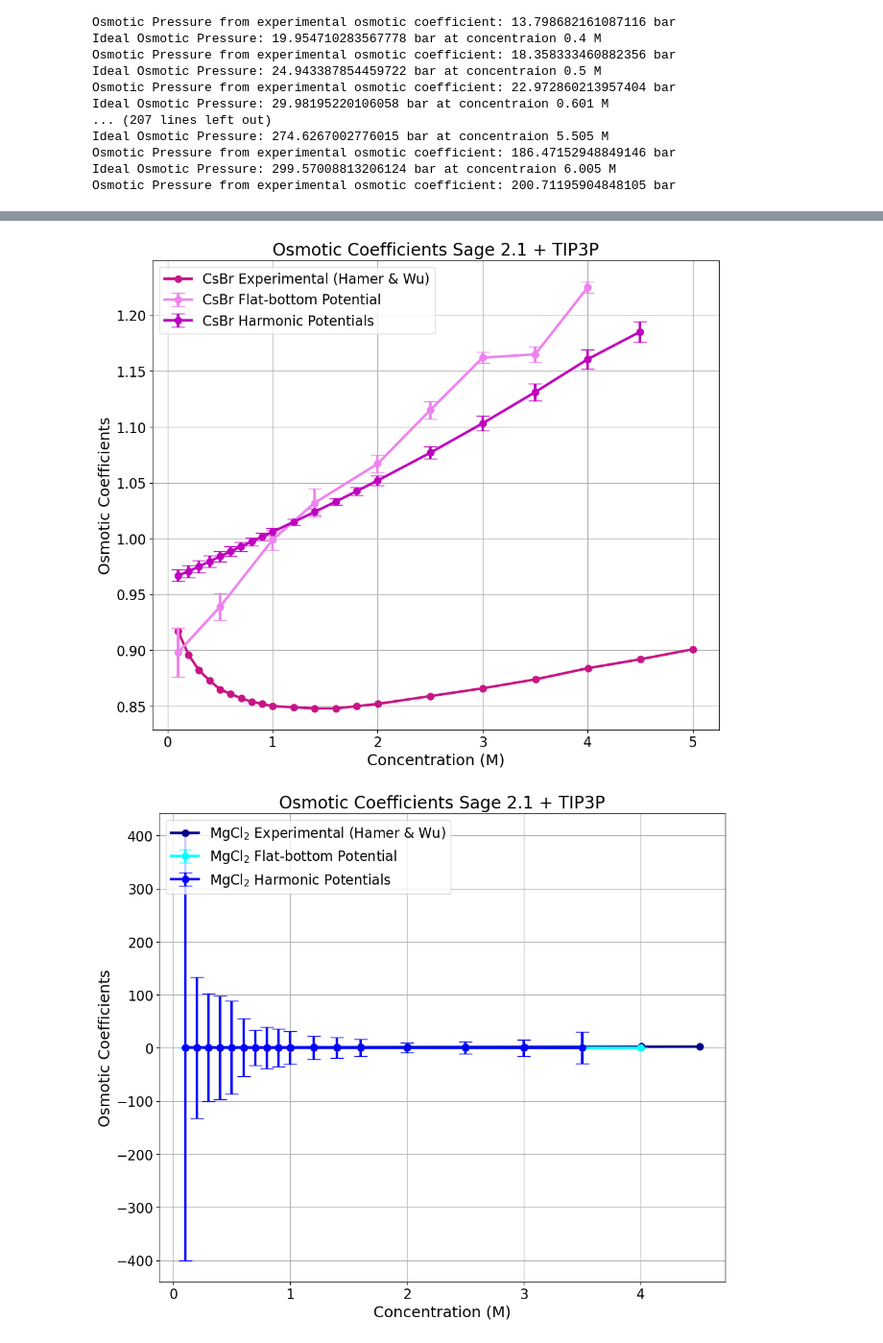
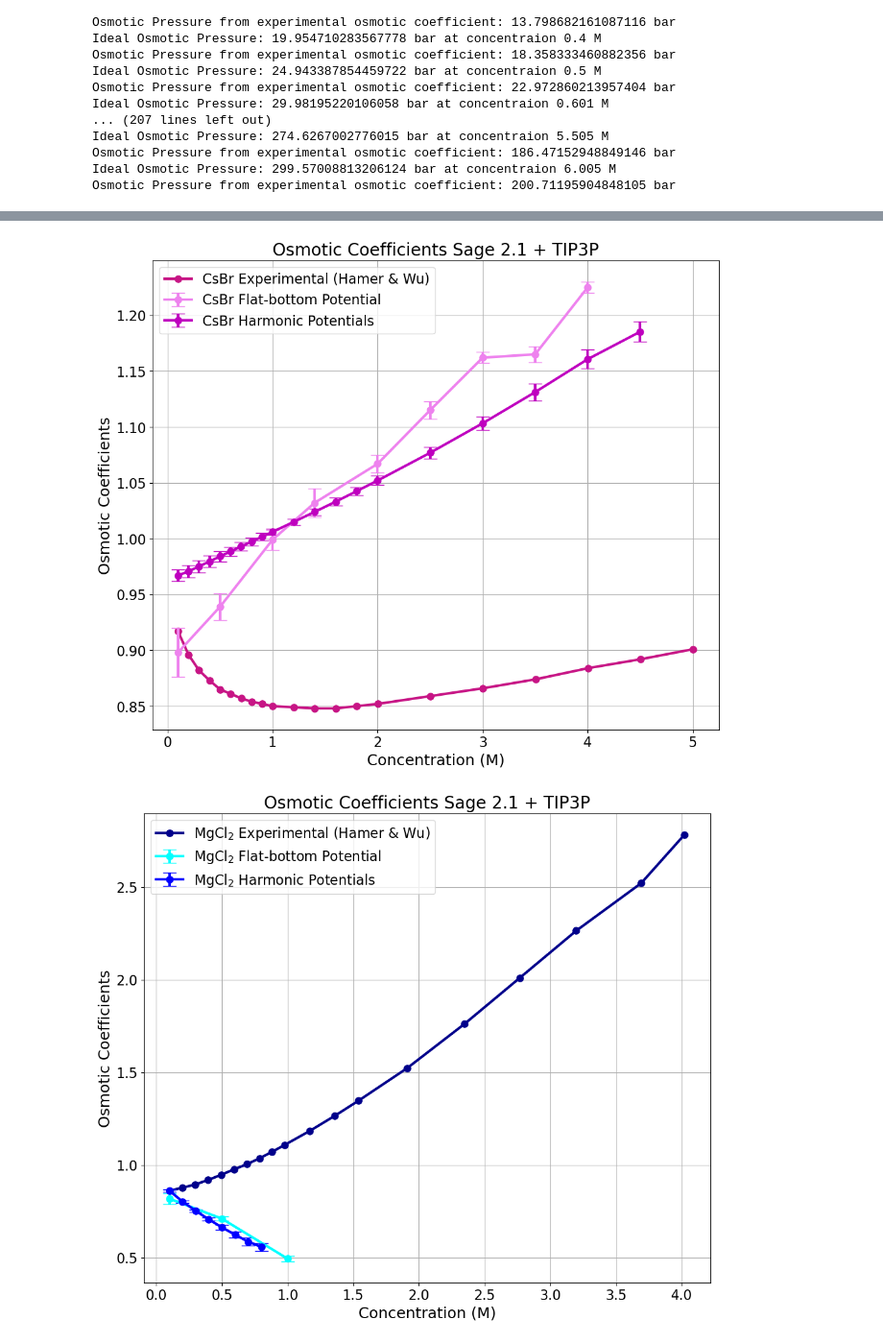
Before and after one commit to barmoral/openff-dev, a Jupyter notebook: results_FBP_vs_HP.ipynb, the cells around one changed output, grey strips where cells are left out. Shown at 96% size. Drawn from its saved outputs; the diff is of its cells as text; code cells hidden in the pictures.

```diff
--- a/results_FBP_vs_HP.ipynb
+++ b/results_FBP_vs_HP.ipynb
@@ -145,7 +145,7 @@ molal_infos = {
         salt='MgCl',
         ion1 = 'Mg',
         ion2 = 'Cl',
-        molalities = [0.1,0.5,1.0,1.4,2.0,2.5,3.0,3.5,4.0],
+        molalities = [0.1,0.5,1.0],
         vantHoff = 3,
         colors=['darkblue','cyan','b']
     ),
@@ -235,7 +235,10 @@ def load_results(ion1,ion2,molalities,calc_type):
     elif calc_type in ['hp', 'hps']:
         # Initialize lists for OP and OC values and errors
         hp_conc_values,hp_op_values, hp_op_errors, hp_oc_values, hp_oc_errors = [],[], [], [], []
-        mi='4'
+        if ion1 == 'Mg':
+            mi='05'
+        else:
+            mi='4'
         # Construct the file path
         relative_path = os.path.join(script_dir, hp_dir, f'HP_{ion1}{ion2}_{water}', f'result_files_{mi}m',f'{ion1}{ion2}_final_results_{mi}m.csv')
         results_csv=pd.read_csv(relative_path)
@@ -383,5 +371,5 @@ BIGGER_SIZE = 20
 # %%
-def plot_results(salt_name,salt_info_dict,salt_experimental_dict, salt_results_FBP, salt_results_HP, color_list):
+def plot_results_OC(salt_name,salt_info_dict,salt_experimental_dict, salt_results_FBP, salt_results_HP, color_list):
      # Osmotic coefficient plot
     plt.rcParams.update({'font.size': 16})
     plt.figure(figsize=(12.0,10.0))
@@ -405,20 +393,21 @@ def plot_results(salt_name,salt_info_dict,salt_experimental_dict, salt_results_F
     plt.title(f'Osmotic Coefficients Sage 2.1 + TIP3P', fontsize=BIGGER_SIZE)
     plt.legend(prop={'size': 16}, loc='upper left')
     plt.grid()
-
-    plt.savefig(f'fbp_vs_hp_OCs_{salt_name}.png')
+    store_results_dir='FBP_vs_HP_figures'
+    os.makedirs(store_results_dir, exist_ok=True)
+    plt.savefig(f'{store_results_dir}/fbp_vs_hp_OCs_{salt_name}.png')
 
     plt.show()
 # %%
 for i in molal_infos:
     salt_name = molal_infos[i].salt
     if salt_name != 'MgCl':
-        plot_results(f'{salt_name}',salt_info_dict[f'{salt_name}'],salt_experimental_dict[f'{salt_name}'], salt_results_dict[f'FBP-{salt_name}'], salt_results_dict[f'HP-{salt_name}'], molal_infos[i].colors)
+        plot_results_OC(f'{salt_name}',salt_info_dict[f'{salt_name}'],salt_experimental_dict[f'{salt_name}'], salt_results_dict[f'FBP-{salt_name}'], salt_results_dict[f'HP-{salt_name}'], molal_infos[i].colors)
     else:
-        plot_results(r'MgCl$_{2}$',salt_info_dict[f'{salt_name}'],salt_experimental_dict[f'{salt_name}'], salt_results_dict[f'FBP-{salt_name}'], salt_results_dict[f'HP-{salt_name}'], molal_infos[i].colors)
+        plot_results_OC(r'MgCl$_{2}$',salt_info_dict[f'{salt_name}'],salt_experimental_dict[f'{salt_name}'], salt_results_dict[f'FBP-{salt_name}'], salt_results_dict[f'HP-{salt_name}'], molal_infos[i].colors)
 # %% [output]
 [figure]
 [figure]
-[figure, old version]
+[figure, new version]
 [figure]
 [figure]
```
Also changed, not shown: parts of 16 cells of this notebook.
